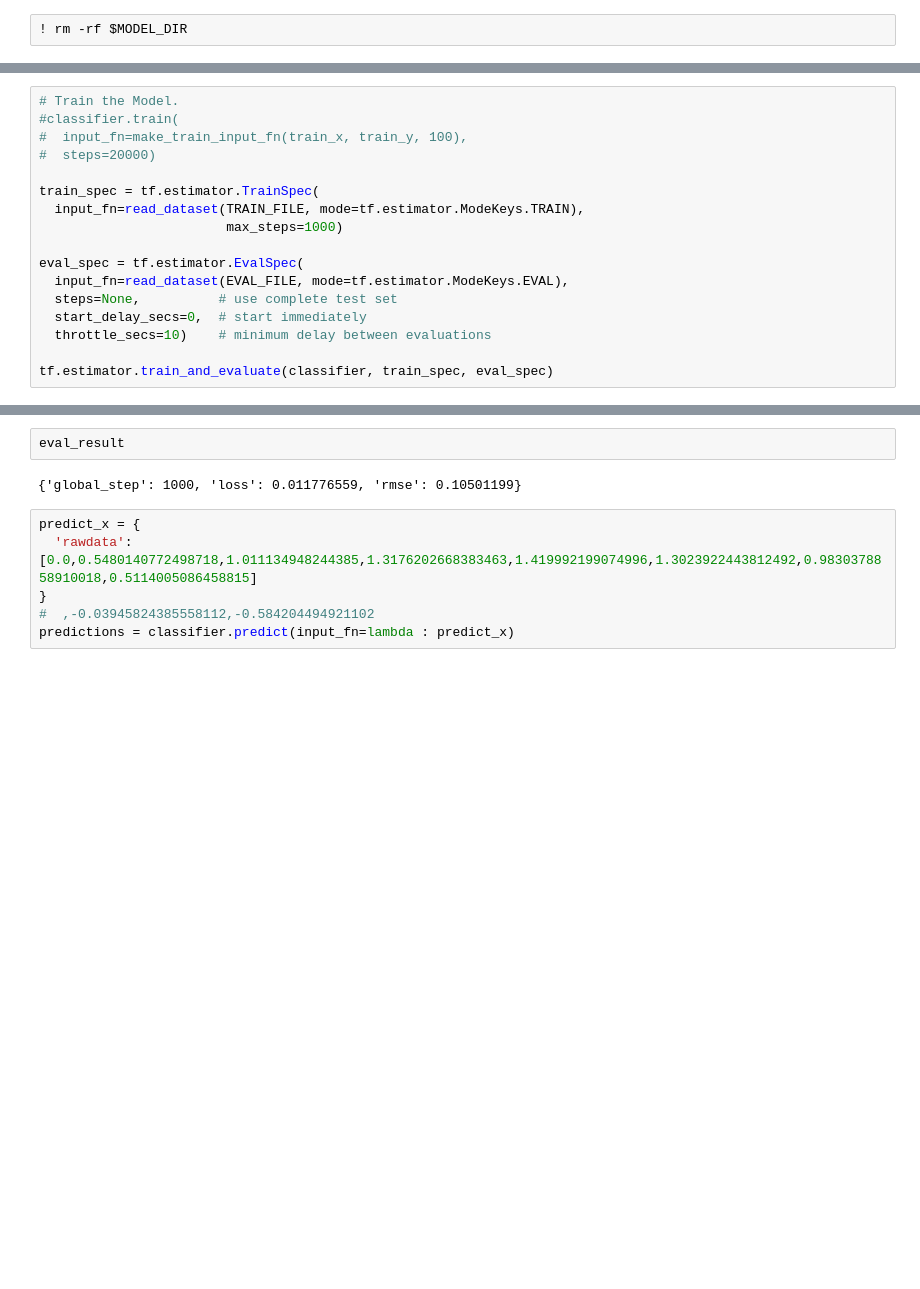
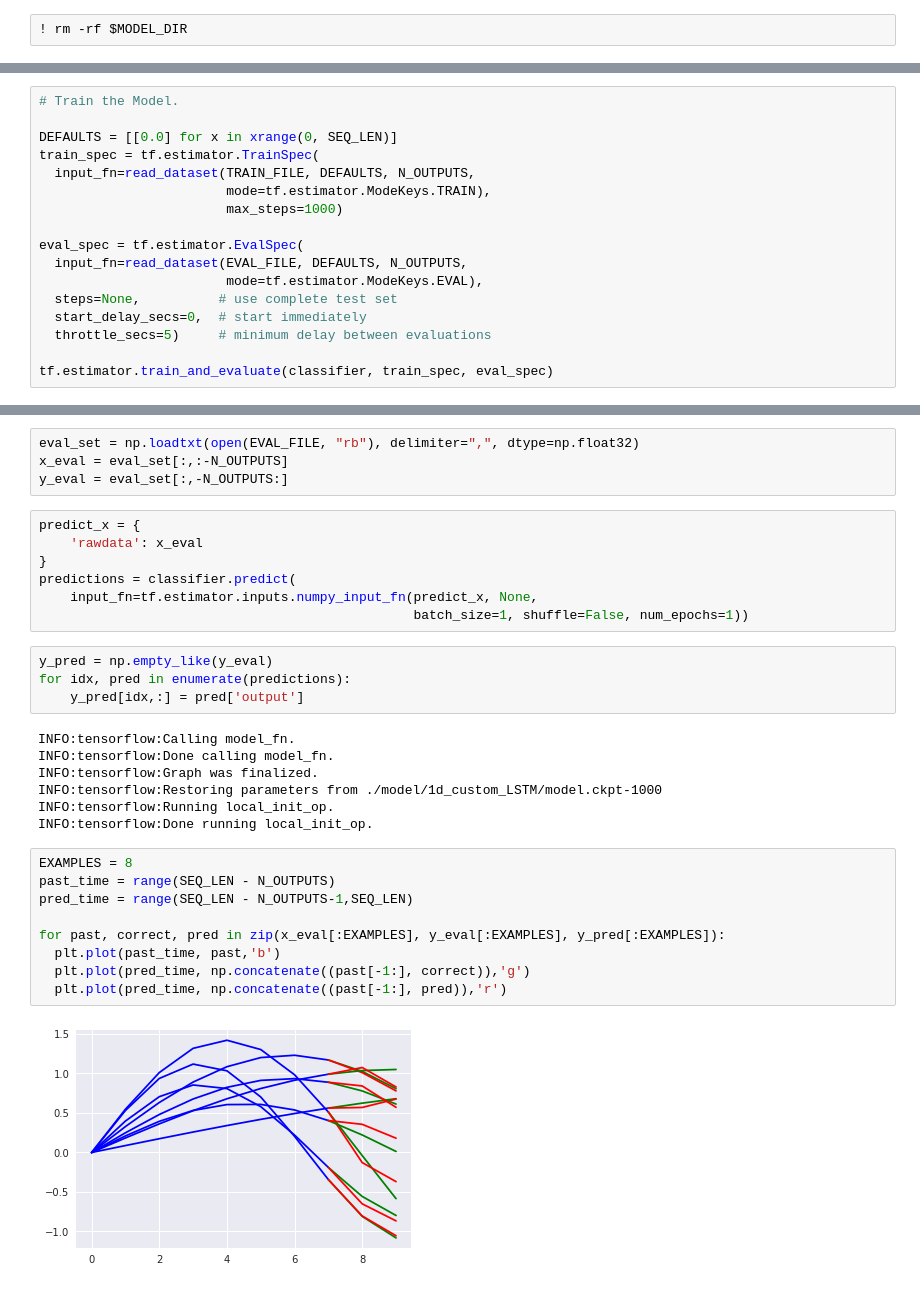
Before and after one commit to riccardo1980/tf_estimators, a Jupyter notebook: CustomEstimator_LSTM.ipynb, the cells around one changed output, grey strips where cells are left out. Saved outputs shown, nothing was run; the diff lists cells and outputs as text; blank space fills up the shorter version.

```diff
--- a/CustomEstimator_LSTM.ipynb
+++ b/CustomEstimator_LSTM.ipynb
@@ -196,19 +191,19 @@ classifier = tf.estimator.Estimator(
 INFO:tensorflow:Using config: {'_save_checkpoints_secs': None, '_session_config': None, '_keep_checkpoint_max': 5, '_task_type': 'worker', '_train_distribute': None, '_is_chief': True, '_cluster_spec' ...
 # %%
 # Train the Model.
-#classifier.train(
-#  input_fn=make_train_input_fn(train_x, train_y, 100),
-#  steps=20000)
 
+DEFAULTS = [[0.0] for x in xrange(0, SEQ_LEN)]
 train_spec = tf.estimator.TrainSpec(
-  input_fn=read_dataset(TRAIN_FILE, mode=tf.estimator.ModeKeys.TRAIN),
+  input_fn=read_dataset(TRAIN_FILE, DEFAULTS, N_OUTPUTS,
+                        mode=tf.estimator.ModeKeys.TRAIN),
                         max_steps=1000)
 
 eval_spec = tf.estimator.EvalSpec(
-  input_fn=read_dataset(EVAL_FILE, mode=tf.estimator.ModeKeys.EVAL),
+  input_fn=read_dataset(EVAL_FILE, DEFAULTS, N_OUTPUTS,
+                        mode=tf.estimator.ModeKeys.EVAL),
   steps=None,          # use complete test set
   start_delay_secs=0,  # start immediately
-  throttle_secs=10)    # minimum delay between evaluations
+  throttle_secs=5)     # minimum delay between evaluations
 
 tf.estimator.train_and_evaluate(classifier, train_spec, eval_spec)
 # %% [output]
@@ -249,12 +245,35 @@ INFO:tensorflow:Saving dict for global step 1000: global_step = 1000, loss = 0.0
 
 Test set rmse: 0.105
-# %%
-eval_result
-# %% [output]
-{'global_step': 1000, 'loss': 0.011776559, 'rmse': 0.10501199}
-# %%
-predict_x = {
-  'rawdata': [0.0,0.5480140772498718,1.011134948244385,1.3176202668383463,1.419992199074996,1.3023922443812492,0.9830378858910018,0.5114005086458815]
-}
-#  ,-0.03945824385558112,-0.584204494921102
-predictions = classifier.predict(input_fn=lambda : predict_x)
+# %%
+eval_set = np.loadtxt(open(EVAL_FILE, "rb"), delimiter=",", dtype=np.float32)
+x_eval = eval_set[:,:-N_OUTPUTS]
+y_eval = eval_set[:,-N_OUTPUTS:]
+# %%
+predict_x = {
+    'rawdata': x_eval
+}
+predictions = classifier.predict(
+    input_fn=tf.estimator.inputs.numpy_input_fn(predict_x, None,
+                                                batch_size=1, shuffle=False, num_epochs=1))
+# %%
+y_pred = np.empty_like(y_eval)
+for idx, pred in enumerate(predictions):
+    y_pred[idx,:] = pred['output']
+# %% [output]
+INFO:tensorflow:Calling model_fn.
+INFO:tensorflow:Done calling model_fn.
+INFO:tensorflow:Graph was finalized.
+INFO:tensorflow:Restoring parameters from ./model/1d_custom_LSTM/model.ckpt-1000
+INFO:tensorflow:Running local_init_op.
+INFO:tensorflow:Done running local_init_op.
+# %%
+EXAMPLES = 8
+past_time = range(SEQ_LEN - N_OUTPUTS)
+pred_time = range(SEQ_LEN - N_OUTPUTS-1,SEQ_LEN)
+
+for past, correct, pred in zip(x_eval[:EXAMPLES], y_eval[:EXAMPLES], y_pred[:EXAMPLES]):
+  plt.plot(past_time, past,'b')
+  plt.plot(pred_time, np.concatenate((past[-1:], correct)),'g')
+  plt.plot(pred_time, np.concatenate((past[-1:], pred)),'r')
+# %% [output]
+[figure, added]
```
Also changed, not shown: parts of 9 cells of this notebook, 1 other file.
